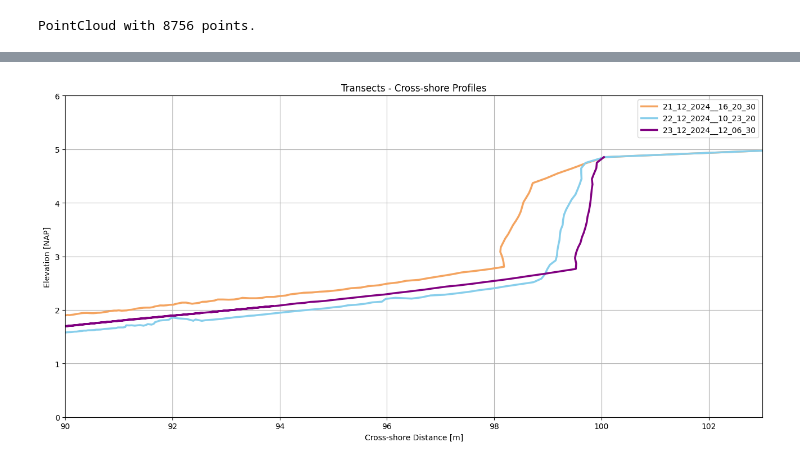
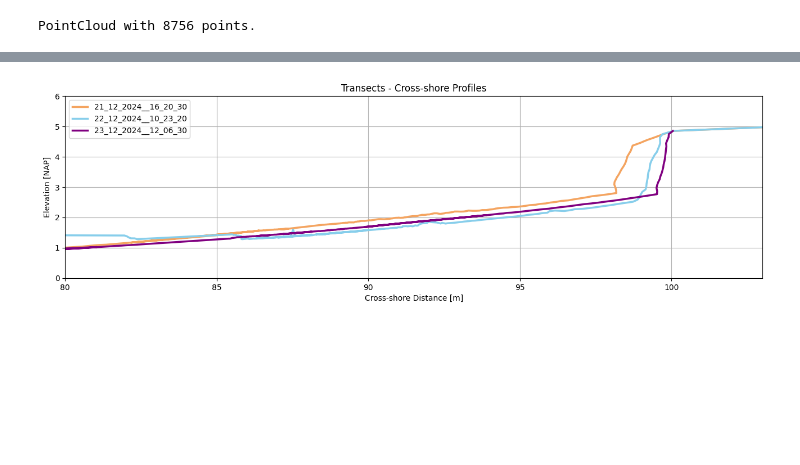
Before and after one commit to Rubenrosman/HybridDune, a Jupyter notebook: Ruben/LiDAR/Storm_2/Lidar_2_storm2_plots.ipynb, the cells around one changed output, grey strips where cells are left out. Drawn from its saved outputs; the diff is of its cells as text; code cells hidden in the pictures; blank space fills up the shorter version.

```diff
--- a/Ruben/LiDAR/Storm_2/Lidar_2_storm2_plots.ipynb
+++ b/Ruben/LiDAR/Storm_2/Lidar_2_storm2_plots.ipynb
@@ -198,22 +198,22 @@ print(df5)
 # %%
 # Plot the transformed transects
 plt.figure(figsize=(16, 8))
 
 # Plot each dataframe
 plt.plot(df1['x'], df1['z'], color='sandybrown', linewidth=2.5, label='21_12_2024__16_20_30')
 plt.plot(df2['x'], df2['z'], color='skyblue', linewidth=2.5, label='22_12_2024__10_23_20')
 # plt.plot(df3['x'], df3['z'], color='lightgreen', linewidth=2.5, label='22_12_2024__18_06_30')
 # plt.plot(df4['x'], df4['z'], color='coral', linewidth=2.5, label='23_12_2024__00_06_30, (Wave)')
 plt.plot(df5['x'], df5['z'], color='purple', linewidth=2.5, label='23_12_2024__12_06_30')
 
 plt.xlabel('Cross-shore Distance [m]')
 plt.ylabel('Elevation [NAP]')
 plt.title('Transects - Cross-shore Profiles')
 plt.grid(True)
 plt.gca().set_aspect('equal', adjustable='box')
 plt.legend()
-plt.xlim(90, 103)
+plt.xlim(80, 103)
 plt.ylim(0, 6)
 plt.show()
 # %% [output]
-[figure, old version]
+[figure, new version]
```
Also changed, not shown: 3 other files.
